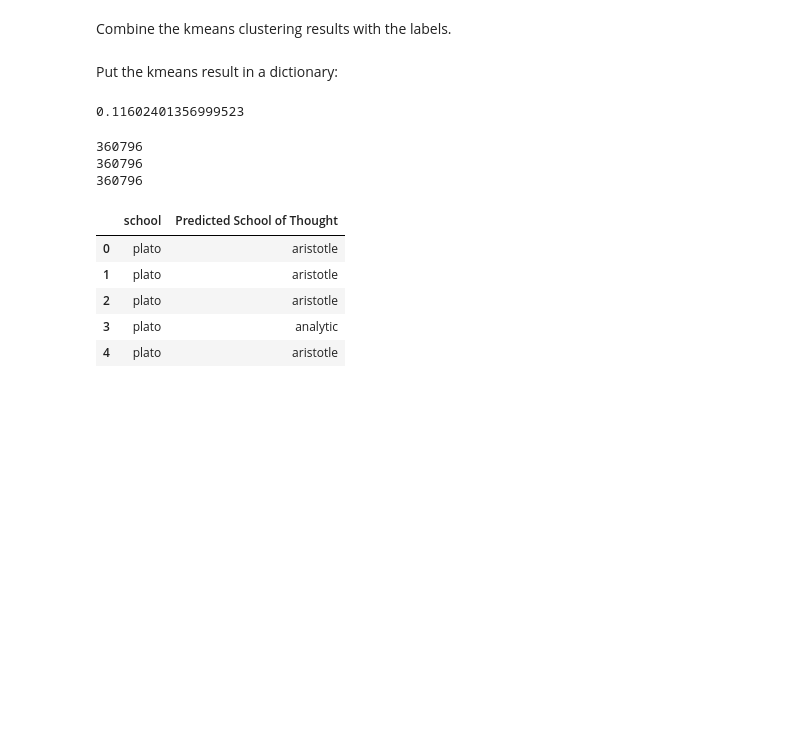
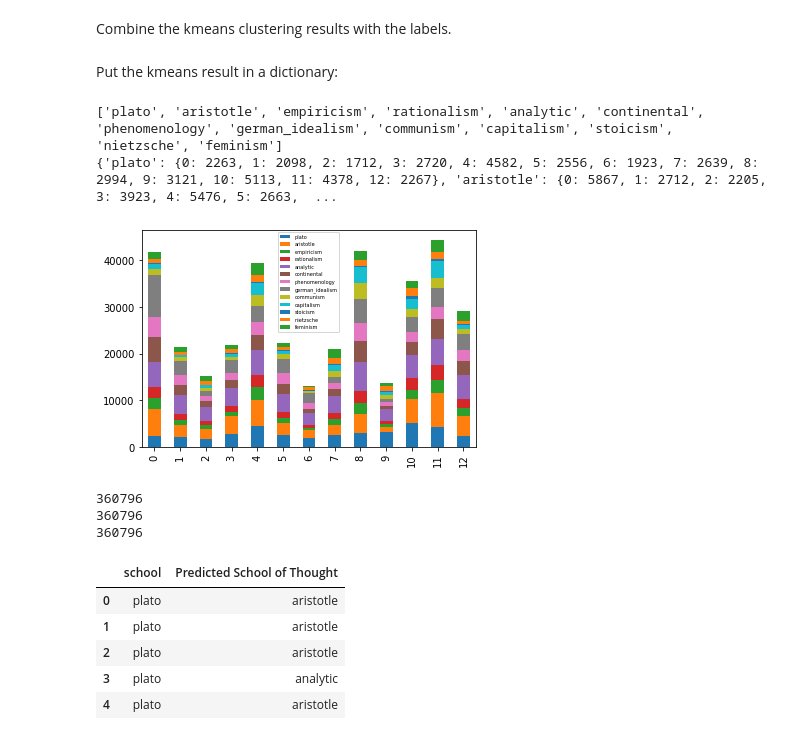
Before and after one commit to zabesy/SOTClustering, a Jupyter notebook: ThesisClustering.ipynb, the cells around one changed output. Drawn from its saved outputs; the diff is of its cells as text; code cells hidden in the pictures; blank space fills up the shorter version.

```diff
--- a/ThesisClustering.ipynb
+++ b/ThesisClustering.ipynb
@@ -267,17 +274,35 @@ Put the kmeans result in a dictionary:
 # %%
 # from sklearn.metrics import accuracy_score
 # accuracy_score(DF["school"],[schools[index] for index in labels])
 
 #Must find a way to assign each cluster to each school. This way is not optimal and doesn't result in a good assignment (but it's something).
 
 realVsPredLabels = np.zeros_like(labels)
+print(schools)
 for i, school in enumerate(schools):
     mask = (labels == i)
     realVsPredLabels[mask] = mode([schools.index(val) for val in DF["school"][mask]])[0]
 
 accuracy_score(labels, realVsPredLabels)
+
+#How many times cluster n was assigned to specific SOT
+temp_dict = dict()
+for i, school in enumerate(DF["school"]):
+    if temp_dict.get(school) is None:
+        temp_dict[school] = dict.fromkeys([i for i in range(13)], 0)
+    # print(temp_dict)
+    temp_dict[school][labels[i]] += 1
+
+print(temp_dict)
+
+cluster_n_assigned_to_SOT = pd.DataFrame(temp_dict)
+cluster_n_assigned_to_SOT.plot(kind="bar", stacked=True)
+plt.legend(prop={"size":5})
+plt.show()
 # %% [output]
-0.11602401356999523
+['plato', 'aristotle', 'empiricism', 'rationalism', 'analytic', 'continental', 'phenomenology', 'german_idealism', 'communism', 'capitalism', 'stoicism', 'nietzsche', 'feminism']
+{'plato': {0: 2263, 1: 2098, 2: 1712, 3: 2720, 4: 4582, 5: 2556, 6: 1923, 7: 2639, 8: 2994, 9: 3121, 10: 5113, 11: 4378, 12: 2267}, 'aristotle': {0: 5867, 1: 2712, 2: 2205, 3: 3923, 4: 5476, 5: 2663,  ...
+[figure, added]
 # %%
 pred = pd.DataFrame([schools[index] for index in realVsPredLabels])
 pred.columns = ['Predicted School of Thought']
```
Also changed, not shown: parts of 5 cells of this notebook.
